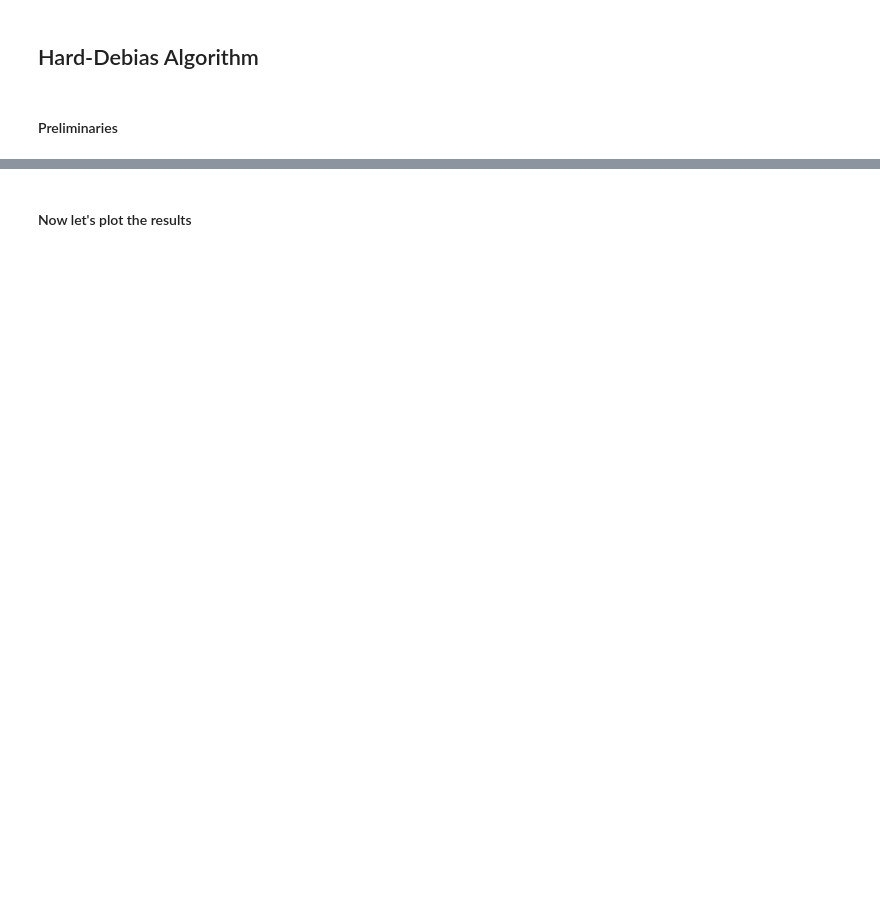
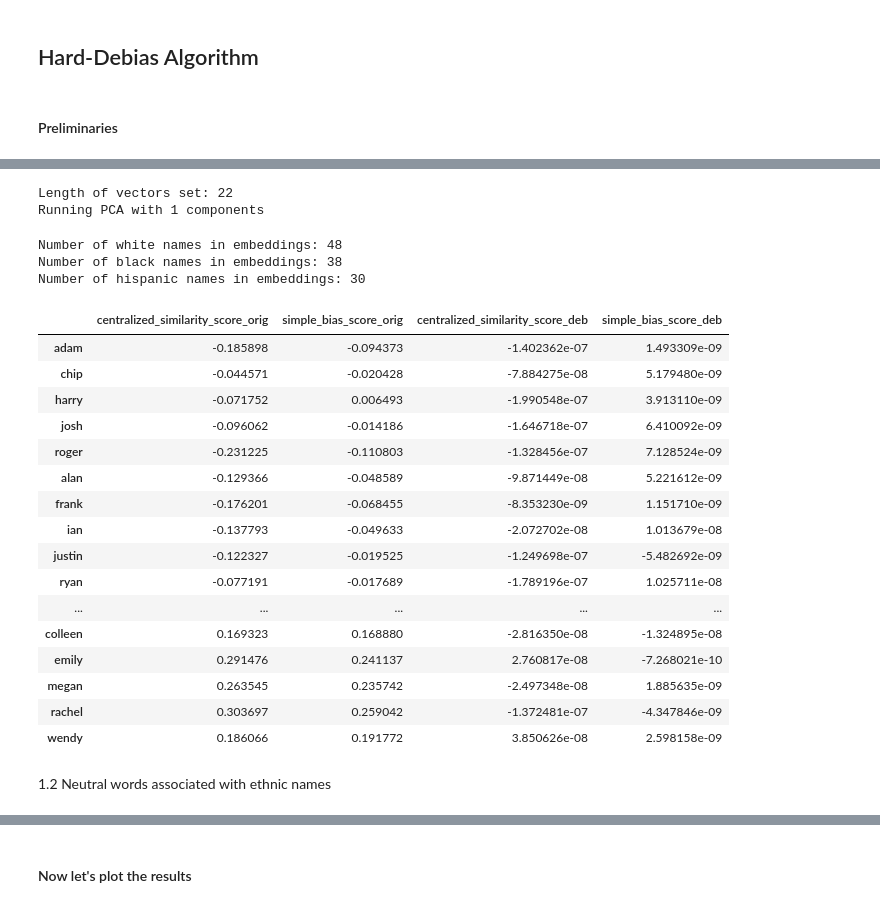
Before and after one commit to aduarte56/MT_DebiasingAlgorithms, a Jupyter notebook: RunningNotebook_Intersectionality.ipynb, the cells around one changed output, grey strips where cells are left out. Drawn from its saved outputs; the diff is of its cells as text; code cells hidden in the pictures; blank space fills up the shorter version.

Commit message:
Names Test

```diff
--- a/RunningNotebook_Intersectionality.ipynb
+++ b/RunningNotebook_Intersectionality.ipynb
@@ -180,8 +204,8 @@ print('Number of male words in embeddings:', len(male_words_emb))
 # %%
 #getting the gender directions
 gen_dir_centralized=identify_bias_subspace(dict_vec_cleaned, def_set_gender, 1, centralizing=True)
-gen_dir=identify_bias_subspace(dict_vec_cleaned, def_set_gender, 1, centralizing=False)
-
 #flattening them
 gen_dir_centralized_flat=np.squeeze(gen_dir_centralized)
-gen_dir_flat=np.squeeze(gen_dir)
+# %% [output]
+Length of vectors set: 22
+Running PCA with 1 components
@@ -201,0 +218,66 @@ simple_gender_bias=compute_gender_simple_bias(dict_vec_cleaned, dict_vec_cleaned
+# %%
+#Find the words in the female_vocab that are also in the embeddings
+names_white_emb = [
+    word.lower() for word in names_ethnicity['White'] if word.lower() in dict_vec_cleaned.keys()]
+names_black_emb = [
+    word.lower() for word in names_ethnicity['Black'] if word.lower() in dict_vec_cleaned.keys()]
+
+names_hispanic_emb = [
+    word.lower() for word in names_ethnicity['Hispanic'] if word.lower() in dict_vec_cleaned.keys()]
+
+
+print('Number of white names in embeddings:', len(names_white_emb))
+print('Number of black names in embeddings:', len(names_black_emb))
+print('Number of hispanic names in embeddings:', len(names_hispanic_emb))
+# %% [output]
+Number of white names in embeddings: 48
+Number of black names in embeddings: 38
+Number of hispanic names in embeddings: 30
+# %%
+import pandas as pd
+#get a dataframe with the bias scores of the female_words_emb and male_words_emb in the similarity, similarity_centralized and simple_gender_bias
+
+
+def get_df_bias_scores(word_list, similarity_centralized, simple_bias_score):
+    scores = {}
+    for word in word_list:
+        scores[word] = {"centralized_similarity_score": (similarity_centralized[word]),
+                        "simple_bias_score": simple_bias_score[word]}
+    df = pd.DataFrame.from_dict(scores, orient='index')
+    return df
+# %%
+df_names_white=get_df_bias_scores(names_white_emb, similarity_centralized,simple_gender_bias)
+df_names_black=get_df_bias_scores(names_black_emb, similarity_centralized,simple_gender_bias)
+df_names_hispanic=get_df_bias_scores(names_hispanic_emb, similarity_centralized,simple_gender_bias)
+
+#now the dataframe for the debiased embeddings
+df_names_white_deb=get_df_bias_scores(names_white_emb, deb_similarity_centralized,deb_simple_gender_bias)
+df_names_black_deb = get_df_bias_scores(names_black_emb, deb_similarity_centralized,deb_simple_gender_bias)
+df_names_hispanic_deb = get_df_bias_scores(
+    names_hispanic_emb, deb_similarity_centralized, deb_simple_gender_bias)
+
+#merging the dataframes
+df_names_white_merged=pd.merge(df_names_white, df_names_white_deb, left_index=True, right_index=True, suffixes=('_orig', '_deb'))
+df_names_black_merged=pd.merge(df_names_black, df_names_black_deb, left_index=True, right_index=True, suffixes=('_orig', '_deb'))
+df_names_hispanic_merged=pd.merge(df_names_hispanic, df_names_hispanic_deb, left_index=True, right_index=True, suffixes=('_orig', '_deb'))
+
+
+df_names_white_merged
+# %% [output]
+|  | centralized_similarity_score_orig | simple_bias_score_orig | centralized_similarity_score_deb | simple_bias_score_deb |
+| adam | -0.185898 | -0.094373 | -1.402362e-07 | 1.493309e-09 |
+| chip | -0.044571 | -0.020428 | -7.884275e-08 | 5.179480e-09 |
+| harry | -0.071752 | 0.006493 | -1.990548e-07 | 3.913110e-09 |
+| josh | -0.096062 | -0.014186 | -1.646718e-07 | 6.410092e-09 |
+| roger | -0.231225 | -0.110803 | -1.328456e-07 | 7.128524e-09 |
+| alan | -0.129366 | -0.048589 | -9.871449e-08 | 5.221612e-09 |
+| frank | -0.176201 | -0.068455 | -8.353230e-09 | 1.151710e-09 |
+| ian | -0.137793 | -0.049633 | -2.072702e-08 | 1.013679e-08 |
+| justin | -0.122327 | -0.019525 | -1.249698e-07 | -5.482692e-09 |
+| ryan | -0.077191 | -0.017689 | -1.789196e-07 | 1.025711e-08 |
+| ... | ... | ... | ... | ... |
+| colleen | 0.169323 | 0.168880 | -2.816350e-08 | -1.324895e-08 |
+| emily | 0.291476 | 0.241137 | 2.760817e-08 | -7.268021e-10 |
+| megan | 0.263545 | 0.235742 | -2.497348e-08 | 1.885635e-09 |
+| rachel | 0.303697 | 0.259042 | -1.372481e-07 | -4.347846e-09 |
+| wendy | 0.186066 | 0.191772 | 3.850626e-08 | 2.598158e-09 |
@@ -201,0 +351,2 @@ simple_gender_bias=compute_gender_simple_bias(dict_vec_cleaned, dict_vec_cleaned
+# %% [markdown]
+1.2 Neutral words associated with ethnic names
```
Also changed, not shown: parts of 31 cells of this notebook.
